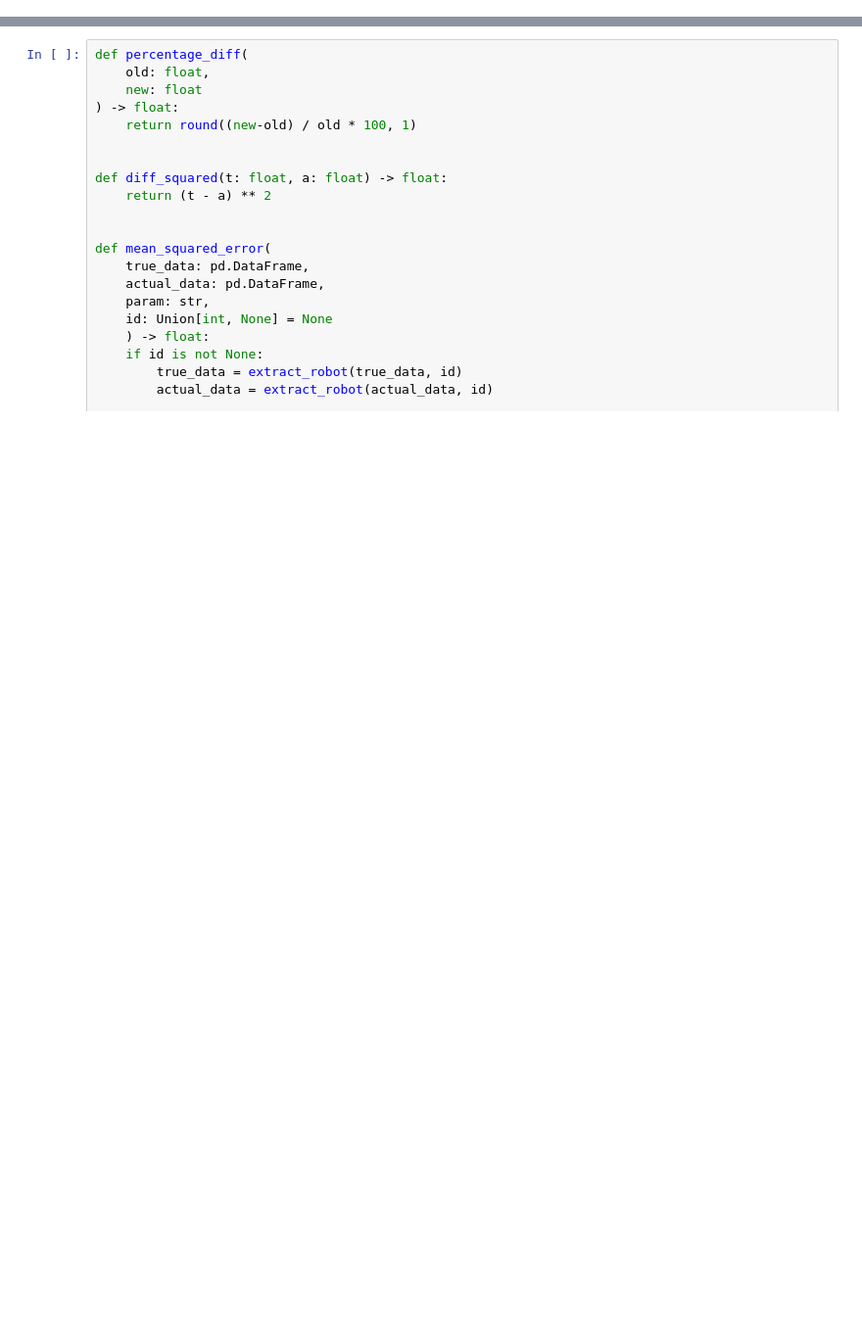
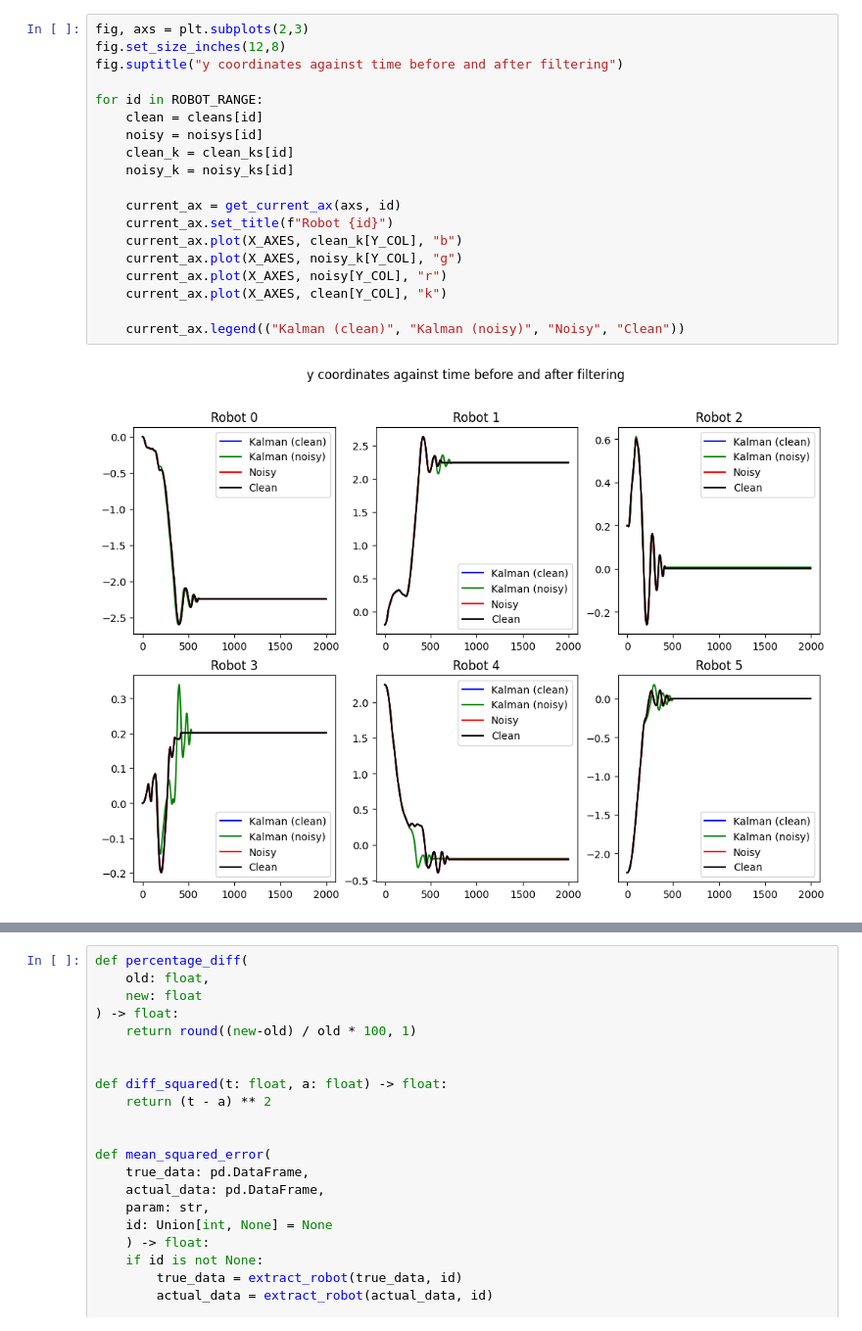
Before and after one commit to First-Order-RoboCup-SSL/Utama-Core, a Jupyter notebook: vision_data/kalman_dwa_summary.ipynb, the cells around one changed output, grey strips where cells are left out. Shown at 98% size. Cells and saved outputs as stored; diff of their text form; blank space fills up the shorter version.

```diff
--- a/vision_data/kalman_dwa_summary.ipynb
+++ b/vision_data/kalman_dwa_summary.ipynb
@@ -85 +86,22 @@ for id in ROBOT_RANGE:
+# %%
+fig, axs = plt.subplots(2,3)
+fig.set_size_inches(12,8)
+fig.suptitle("y coordinates against time before and after filtering")
+
+for id in ROBOT_RANGE:
+    clean = cleans[id]
+    noisy = noisys[id]
+    clean_k = clean_ks[id]
+    noisy_k = noisy_ks[id]
+
+    current_ax = get_current_ax(axs, id)
+    current_ax.set_title(f"Robot {id}")
+    current_ax.plot(X_AXES, clean_k[Y_COL], "b")
+    current_ax.plot(X_AXES, noisy_k[Y_COL], "g")
+    current_ax.plot(X_AXES, noisy[Y_COL], "r")
+    current_ax.plot(X_AXES, clean[Y_COL], "k")
+
+    current_ax.legend(("Kalman (clean)", "Kalman (noisy)", "Noisy", "Clean"))
+# %% [output]
+[figure, added]
 # %%
```
Also changed, not shown: parts of 5 cells of this notebook, 18 other files.
